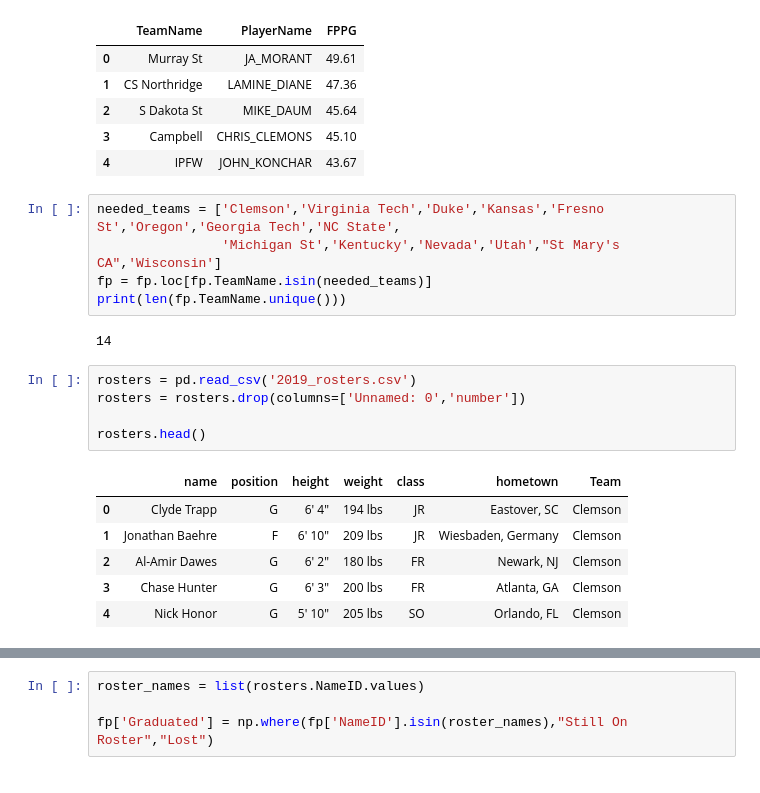
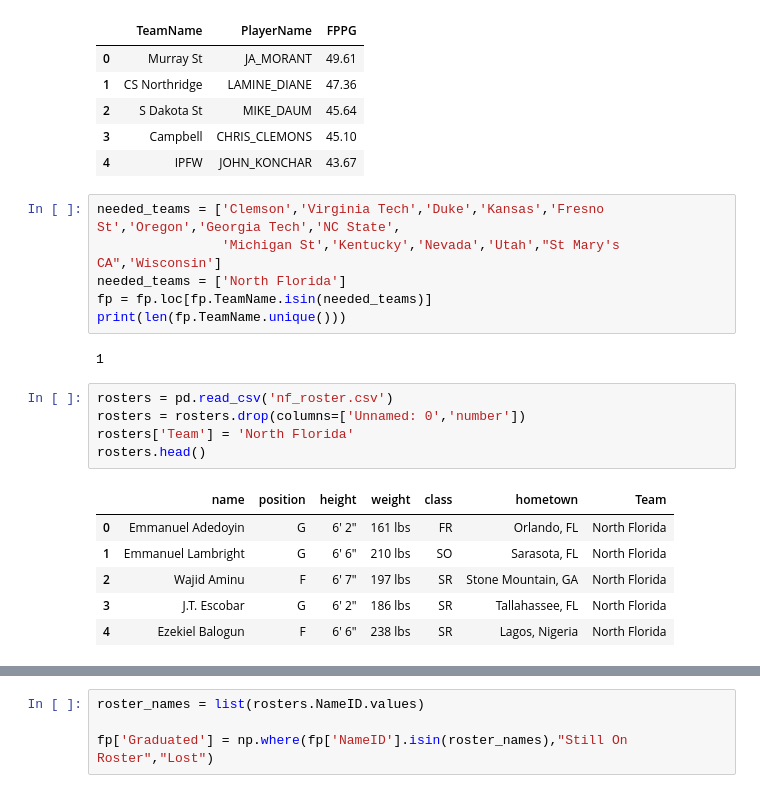
Before and after one commit to btatkinson/ncaa_hoops, a Jupyter notebook: FPPG.ipynb, the cells around one changed output, grey strips where cells are left out. Cells and saved outputs as stored; diff of their text form.

Commit message:
team level returning production

```diff
--- a/FPPG.ipynb
+++ b/FPPG.ipynb
@@ -180,22 +180,23 @@ fp.head()
 # %%
 needed_teams = ['Clemson','Virginia Tech','Duke','Kansas','Fresno St','Oregon','Georgia Tech','NC State',
                 'Michigan St','Kentucky','Nevada','Utah',"St Mary's CA",'Wisconsin']
+needed_teams = ['North Florida']
 fp = fp.loc[fp.TeamName.isin(needed_teams)]
 print(len(fp.TeamName.unique()))
 # %% [output]
-14
+1
 # %%
-rosters = pd.read_csv('2019_rosters.csv')
+rosters = pd.read_csv('nf_roster.csv')
 rosters = rosters.drop(columns=['Unnamed: 0','number'])
-
+rosters['Team'] = 'North Florida'
 rosters.head()
 # %% [output]
 |  | name | position | height | weight | class | hometown | Team |
-| 0 | Clyde Trapp | G | 6' 4" | 194 lbs | JR | Eastover, SC | Clemson |
-| 1 | Jonathan Baehre | F | 6' 10" | 209 lbs | JR | Wiesbaden, Germany | Clemson |
-| 2 | Al-Amir Dawes | G | 6' 2" | 180 lbs | FR | Newark, NJ | Clemson |
-| 3 | Chase Hunter | G | 6' 3" | 200 lbs | FR | Atlanta, GA | Clemson |
-| 4 | Nick Honor | G | 5' 10" | 205 lbs | SO | Orlando, FL | Clemson |
+| 0 | Emmanuel Adedoyin | G | 6' 2" | 161 lbs | FR | Orlando, FL | North Florida |
+| 1 | Emmanuel Lambright | G | 6' 6" | 210 lbs | SO | Sarasota, FL | North Florida |
+| 2 | Wajid Aminu | F | 6' 7" | 197 lbs | SR | Stone Mountain, GA | North Florida |
+| 3 | J.T. Escobar | G | 6' 2" | 186 lbs | SR | Tallahassee, FL | North Florida |
+| 4 | Ezekiel Balogun | F | 6' 6" | 238 lbs | SR | Lagos, Nigeria | North Florida |
 # %%
 team_trans = {
     'Michigan State':'Michigan St',
```
Also changed, not shown: parts of 9 cells of this notebook, 2 other files.
